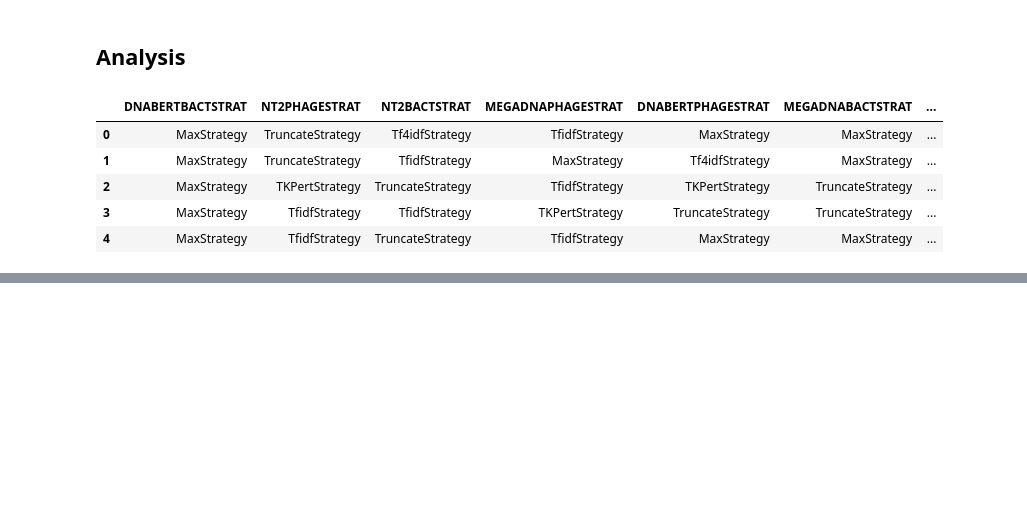
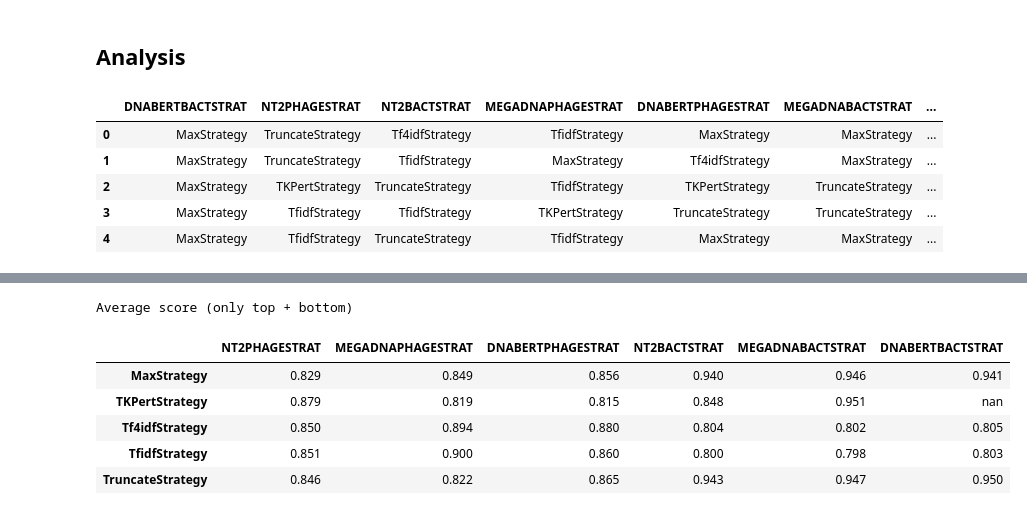
Before and after one commit to nathan-heig/FoundedPBI-code, a Jupyter notebook: analysis/embeddings_merging_strategies_analysis.ipynb, the cells around one changed output, grey strips where cells are left out. Cells and saved outputs as stored; diff of their text form; code cells hidden in the pictures; blank space fills up the shorter version.

```diff
--- a/analysis/embeddings_merging_strategies_analysis.ipynb
+++ b/analysis/embeddings_merging_strategies_analysis.ipynb
@@ -85,0 +110,17 @@ Worse strategies (f1 < 0.8)
+# %%
+weights_table = pd.DataFrame(columns=DF_COLUMNS, index=strategies, dtype=float).fillna(0)
+df_top_bottom = df_best = df[(df["Average"] >= th_high) | (df["Average"] < th_low)]
+
+for column in DF_COLUMNS:
+    for strat in strategies:
+        weights_table.loc[strat, column] = df_top_bottom[df_top_bottom[column] == strat]["Average"].mean()
+
+weights_table.style.pipe(make_pretty, title="Average score (only top + bottom)", cmap="RdYlGn", vmin=0.80, vmax=0.95)
+# %% [output]
+Average score (only top + bottom)
+|  | NT2PHAGESTRAT | MEGADNAPHAGESTRAT | DNABERTPHAGESTRAT | NT2BACTSTRAT | MEGADNABACTSTRAT | DNABERTBACTSTRAT |
+| MaxStrategy | 0.829 | 0.849 | 0.856 | 0.940 | 0.946 | 0.941 |
+| TKPertStrategy | 0.879 | 0.819 | 0.815 | 0.848 | 0.951 | nan |
+| Tf4idfStrategy | 0.850 | 0.894 | 0.880 | 0.804 | 0.802 | 0.805 |
+| TfidfStrategy | 0.851 | 0.900 | 0.860 | 0.800 | 0.798 | 0.803 |
+| TruncateStrategy | 0.846 | 0.822 | 0.865 | 0.943 | 0.947 | 0.950 |
```
Also changed, not shown: parts of 9 cells of this notebook.
